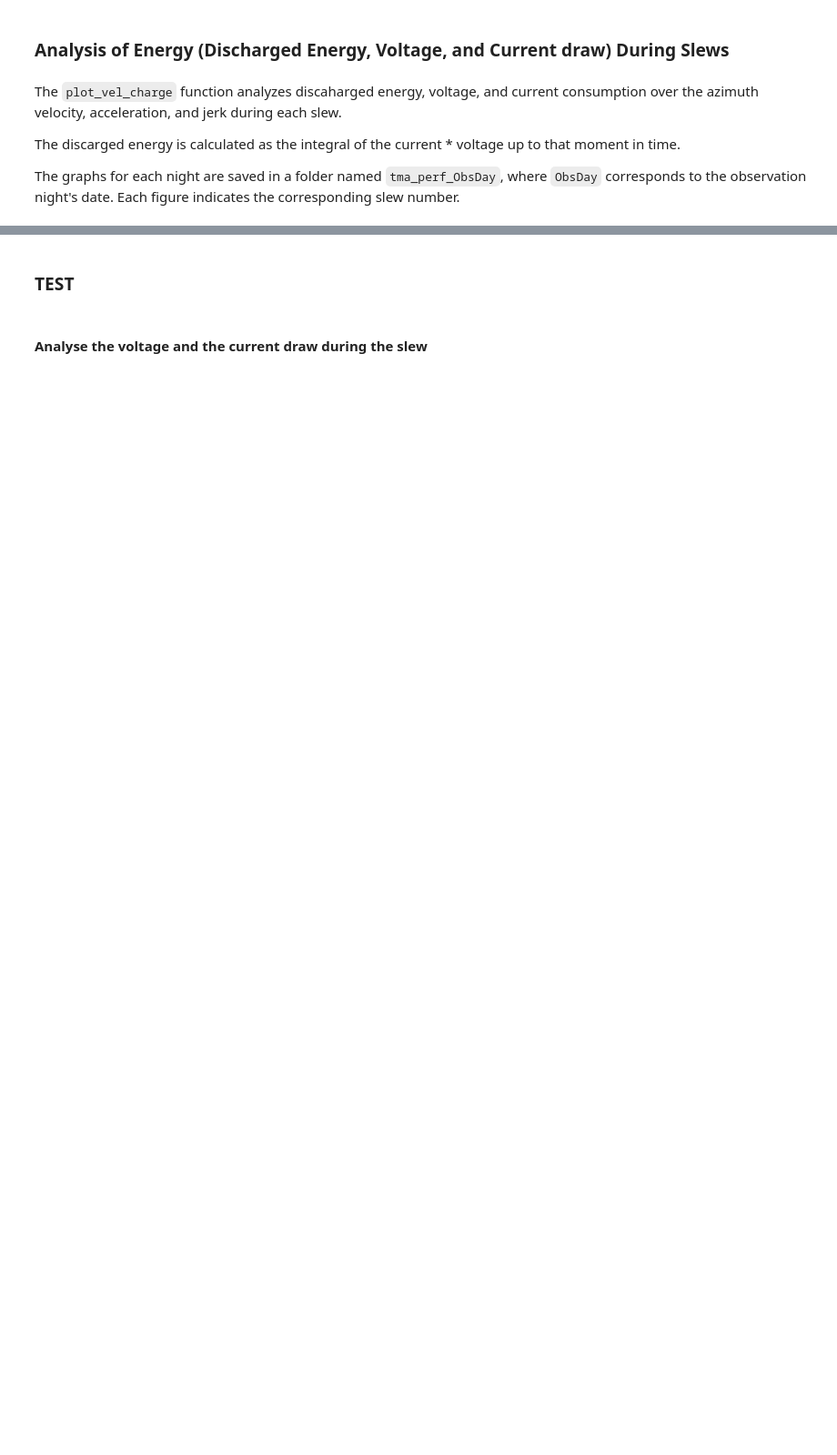
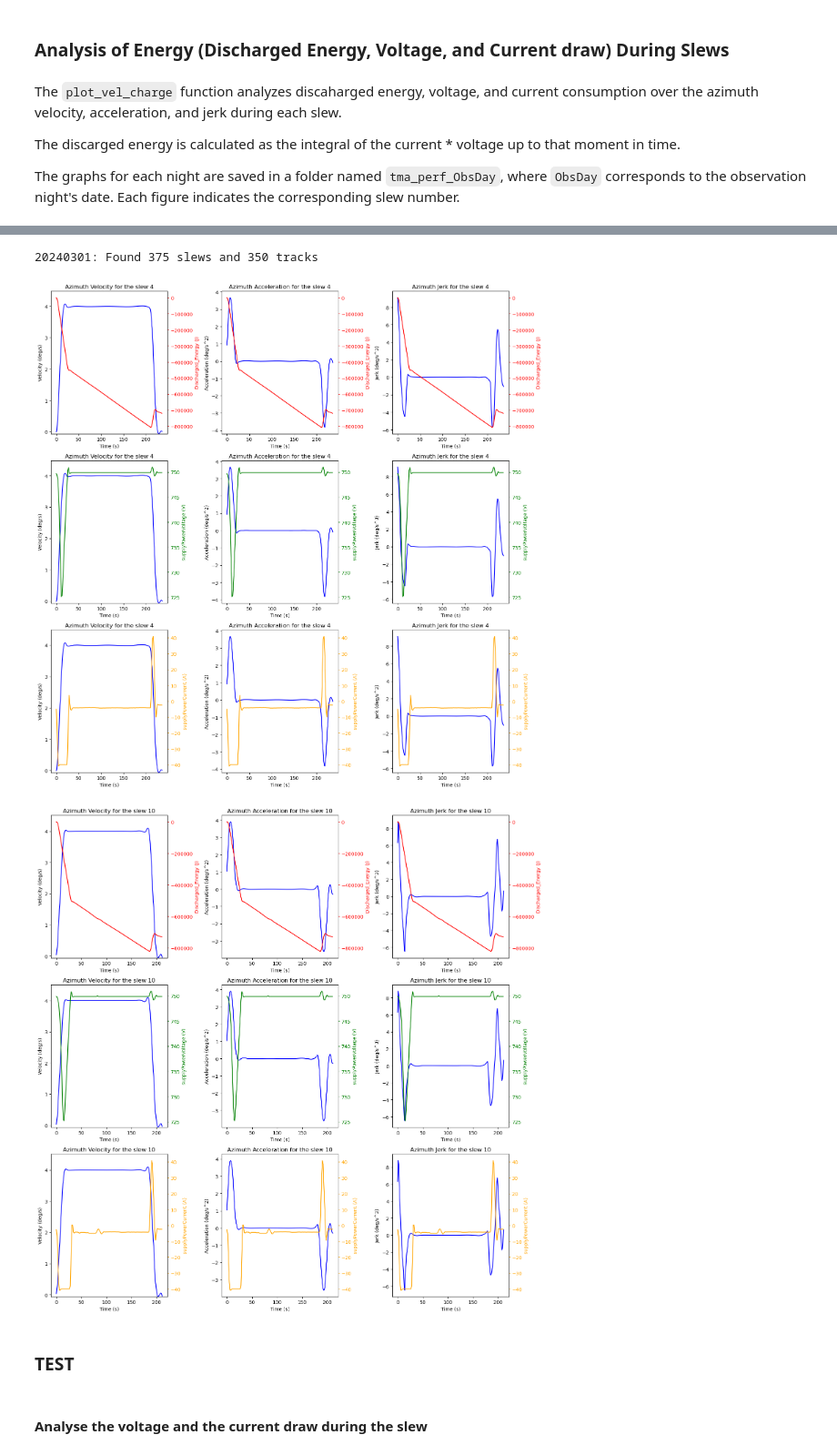
Before and after one commit to lsst-sitcom/notebooks_vandv, a Jupyter notebook: notebooks/tel_and_site/subsys_req_ver/tma/SITCOM-1224-TMA_Capacitor_Bank_discharge_vs._current_draw_profiles.ipynb, the cells around one changed output, grey strips where cells are left out. Shown at 91% size. Cells and saved outputs as stored; diff of their text form; code cells hidden in the pictures; blank space fills up the shorter version.

Commit message:
show in line the result of plot_vel_charge function

```diff
--- a/notebooks/tel_and_site/subsys_req_ver/tma/SITCOM-1224-TMA_Capacitor_Bank_discharge_vs._current_draw_profiles.ipynb
+++ b/notebooks/tel_and_site/subsys_req_ver/tma/SITCOM-1224-TMA_Capacitor_Bank_discharge_vs._current_draw_profiles.ipynb
@@ -445,6 +460,8 @@ def plot_vel_charge(df_, title_date, name, slew, folder_name, az, el):
         pass
 # %%
 import os
+import matplotlib.pyplot as plt
+%matplotlib inline
 
 for dayObs in np.unique(df.dayobs):
     try:
@@ -458,14 +475,20 @@ for dayObs in np.unique(df.dayobs):
         slews = get_events(dayObs)
 
         for i, slew in enumerate(slews):
-            #data = [i, slew.dayObs, slew.duration, slew.begin, slew.end]
+           # The if select some cases so as not to show all of them. If you want to show all of them, just comment on the following 4 lines
+            if i < 2:
+                continue
+            if i > 7:
+                break
+
             power_df = await client.select_time_series(tma_power_topic, '*', slew.begin, slew.end)
             az = await client.select_time_series(tma_az_topic, ['*'], slew.begin, slew.end)
             el = await client.select_time_series(tma_el_topic, ['*'], slew.begin, slew.end)
-            #data.append(power_df)
+                #data.append(power_df)
 
             plot_vel_charge(power_df, dayObs, f'tma_perf_{dayObs}_{slew.seqNum}', slew, folder_name, az, el)
 
     except Exception as e:
         print("Error:", e)
         print(dayObs)
+# %% [output]
@@ -472,3 +496,6 @@ for dayObs in np.unique(df.dayobs):
+20240301: Found 375 slews and 350 tracks
+[figure, added]
+[figure, added]
 # %% [markdown]
 ### TEST
 # %% [markdown]
```
Also changed, not shown: parts of 9 cells of this notebook.
